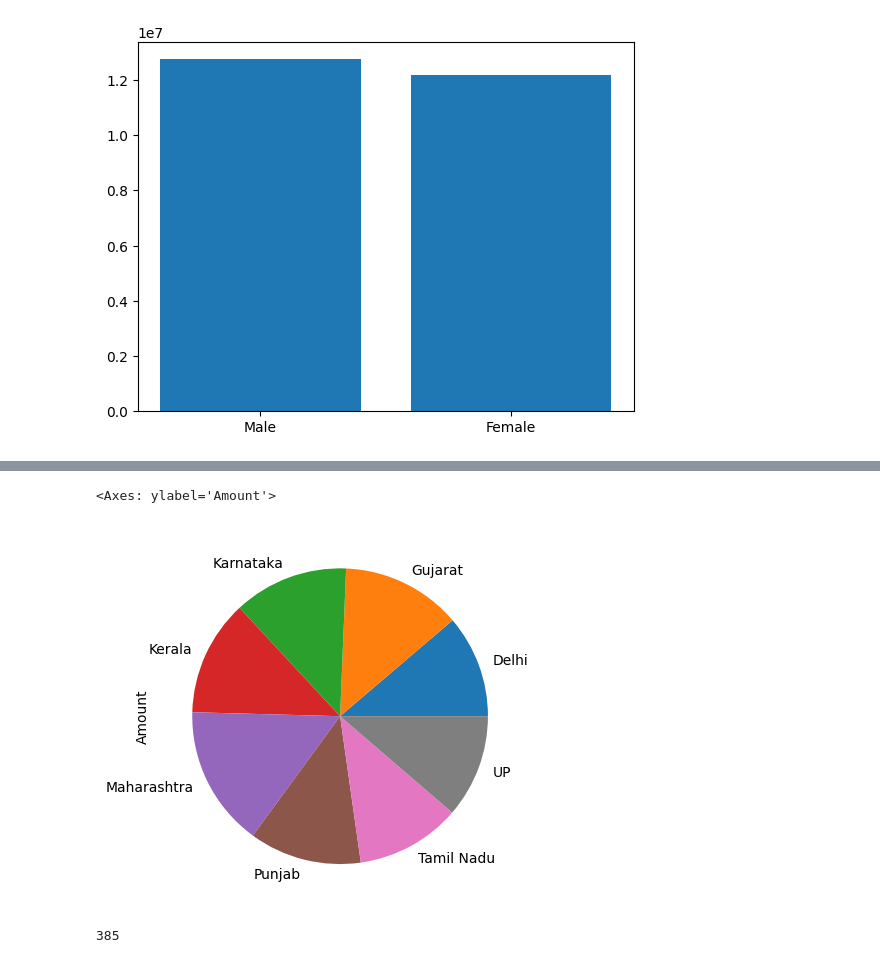
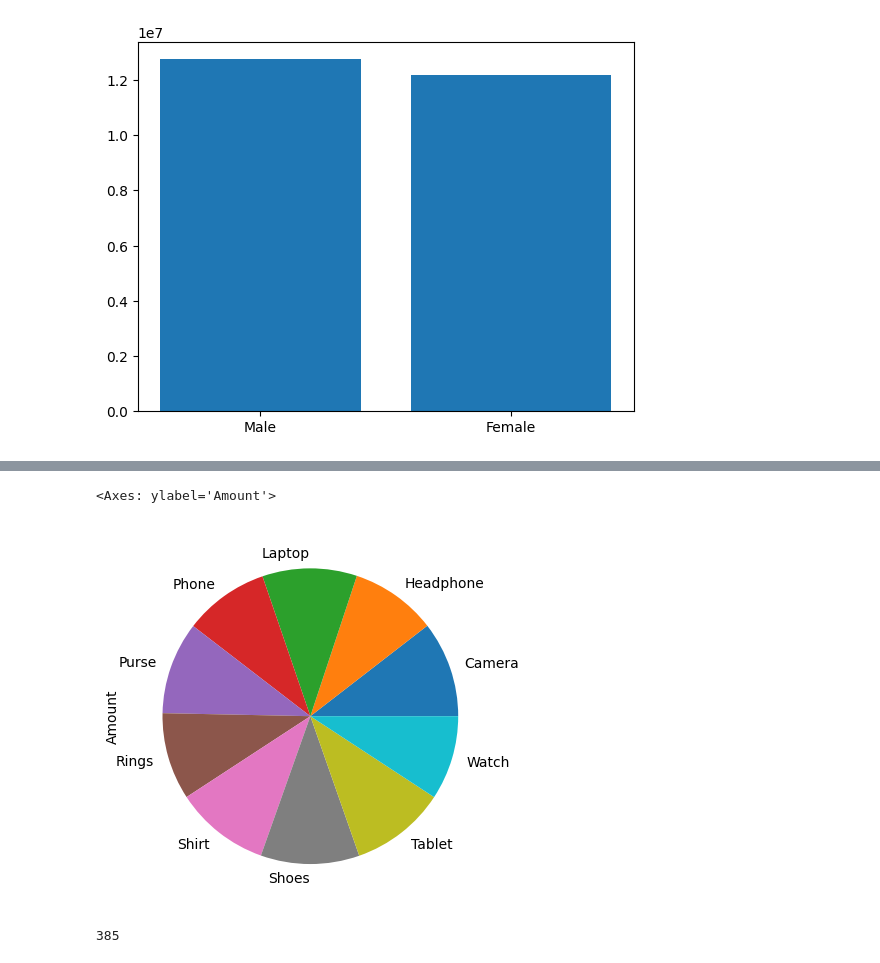
Before and after one commit to priyankarana5650-commits/PriyankaRana, a Jupyter notebook: PriyaRana11.ipynb, the cells around one changed output, grey strips where cells are left out. Saved outputs shown, nothing was run; the diff lists cells and outputs as text; code cells hidden in the pictures.

```diff
--- a/PriyaRana11.ipynb
+++ b/PriyaRana11.ipynb
@@ -349,11 +379,10 @@ plt.show()
 # %%
-#Pandas
 import pandas as pd
 df=pd.read_csv("sales_data.csv")
-df.groupby("State")["Amount"].sum().plot(kind="pie")
+df.groupby("Product")["Amount"].sum().plot(kind="pie")
 # %% [output]
 <Axes: ylabel='Amount'>
-[figure, old version]
+[figure, new version]
 # %%
 # square from 1 to 10
 sum=0
```
Also changed, not shown: parts of 3 cells of this notebook.
